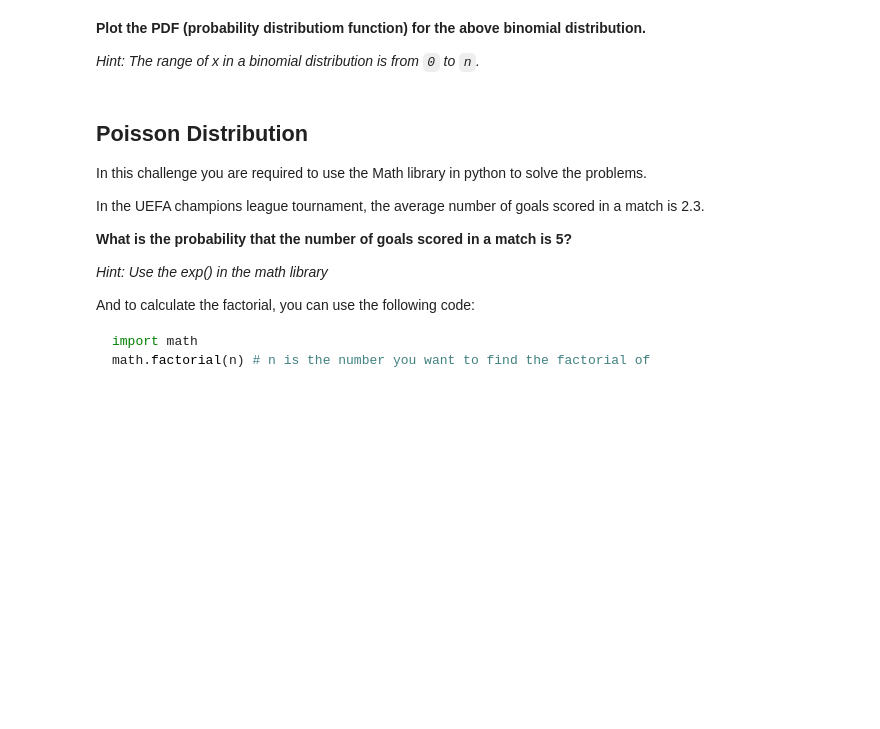
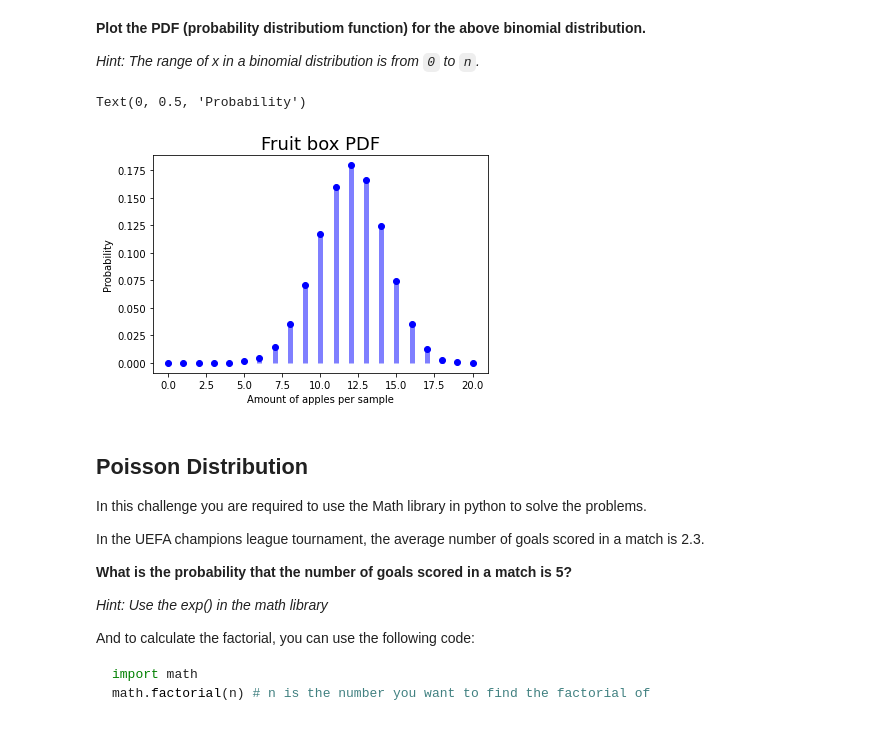
Before and after one commit to Ironhack-Data-Madrid-Febrero-2021/lab-discrete-probability, a Jupyter notebook: your-code/main.ipynb, the cells around one changed output. Saved outputs shown, nothing was run; the diff lists cells and outputs as text; code cells hidden in the pictures; blank space fills up the shorter version.

```diff
--- a/your-code/main.ipynb
+++ b/your-code/main.ipynb
@@ -98,3 +132,18 @@ my_binomial.cdf(5)
+# %%
+# your code here
+# Please label the axes and give a title to the plot
+
+x = np.arange(0,21)
+fig, ax = plt.subplots(1, 1)
+ax.plot(x, my_binomial.pmf(x), 'bo')
+ax.vlines(x, 0, my_binomial.pmf(x), colors='b', lw=5, alpha=0.5)
+
+plt.title("Fruit box PDF", size =18)
+plt.xlabel("Amount of apples per sample")
+plt.ylabel("Probability")
+# %% [output]
+Text(0, 0.5, 'Probability')
+[figure, added]
 # %% [markdown]
 ## Poisson Distribution
 
```
Also changed, not shown: parts of 18 cells of this notebook.
